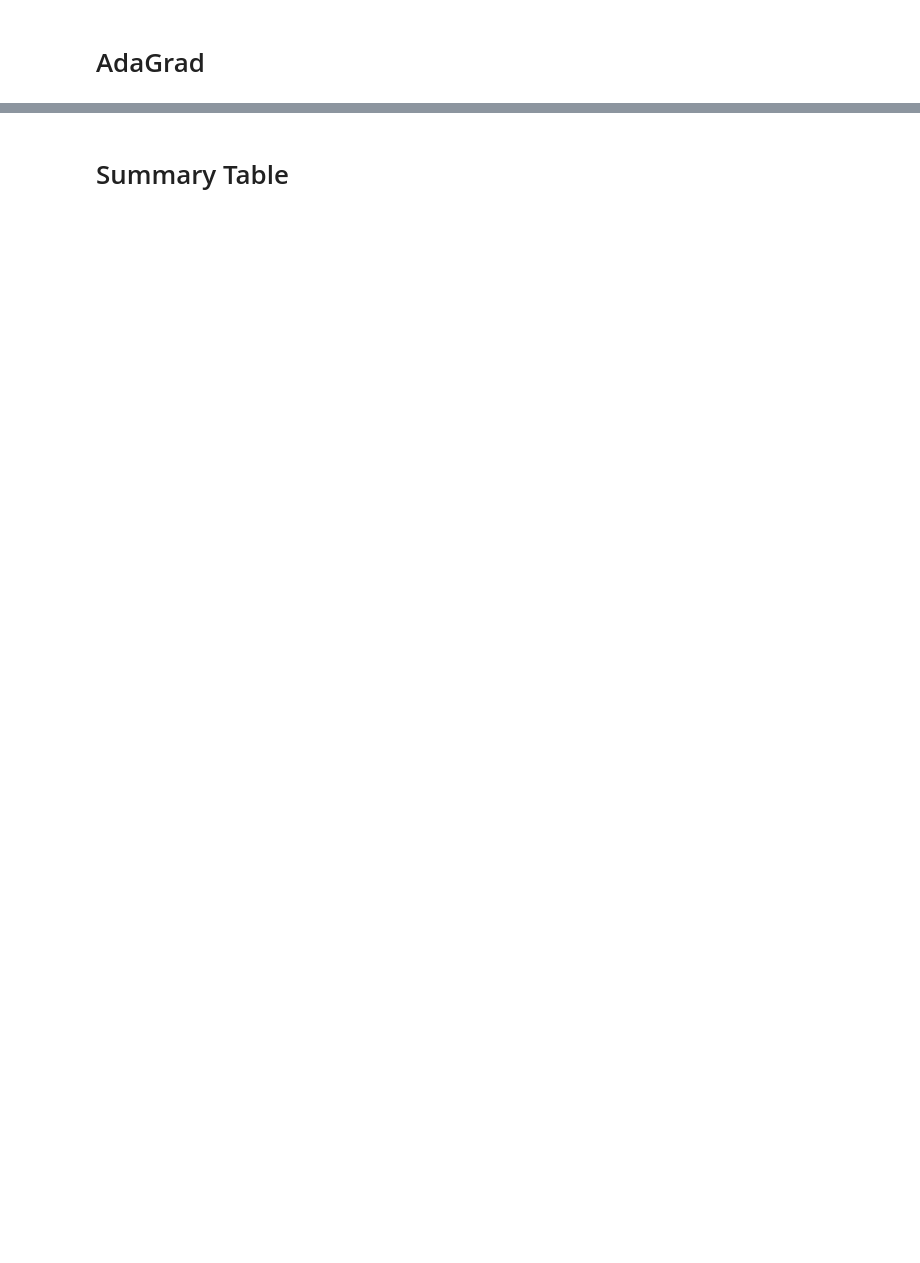
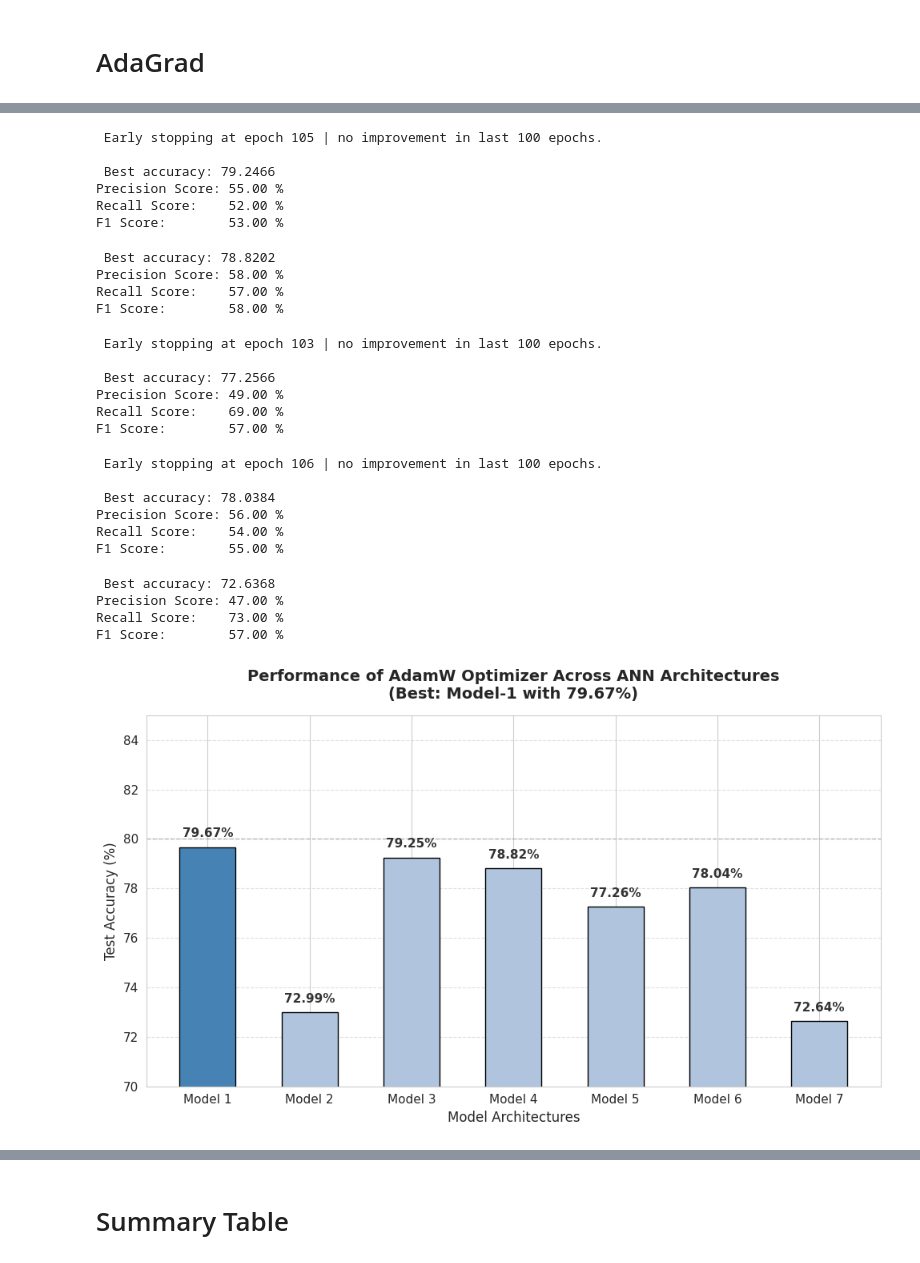
Before and after one commit to severussnape19/Deep_Learning, a Jupyter notebook: Classification_Models/teleco_Churn_Modelling.ipynb, the cells around one changed output, grey strips where cells are left out. Saved outputs shown, nothing was run; the diff lists cells and outputs as text; code cells hidden in the pictures; blank space fills up the shorter version.

```diff
--- a/Classification_Models/teleco_Churn_Modelling.ipynb
+++ b/Classification_Models/teleco_Churn_Modelling.ipynb
@@ -465,4 +593,9 @@ adagrad_precision_scores = []
 adagrad_f1_scores = []
 adagrad_recall_scores = []
 adagrad_accuracy_scores = []
+
+adamW_precision_scores = []
+adamW_recall_scores = []
+adamW_f1_scores = []
+adamW_accuracy_scores = []
 # %%
@@ -843,0 +1251,45 @@ model_loopV2(AdamW_opitm_1, loss_fn_1, model_7, adagrad_precision_scores, adagra
+# %%
+model_loopV2(AdamW_optim_3, loss_fn_2, model_3, adamW_precision_scores, adamW_recall_scores, adamW_f1_scores, adamW_accuracy_scores, 'AdamW', 'Model 3')
+# %% [output]
+ Early stopping at epoch 105 | no improvement in last 100 epochs.
+
+ Best accuracy: 79.2466
+Precision Score: 55.00 %
+Recall Score:    52.00 %
+F1 Score:        53.00 %
+# %%
+model_loopV2(AdamW_optim_4, loss_fn_2, model_4, adamW_precision_scores, adamW_recall_scores, adamW_f1_scores, adamW_accuracy_scores, 'AdamW', 'Model 4')
+# %% [output]
+ Best accuracy: 78.8202
+Precision Score: 58.00 %
+Recall Score:    57.00 %
+F1 Score:        58.00 %
+# %%
+model_loopV1(AdamW_optim_5, loss_fn_1, model_5, adamW_precision_scores, adamW_recall_scores, adamW_f1_scores, adamW_accuracy_scores, 'AdamW', 'Model 5')
+# %% [output]
+ Early stopping at epoch 103 | no improvement in last 100 epochs.
+
+ Best accuracy: 77.2566
+Precision Score: 49.00 %
+Recall Score:    69.00 %
+F1 Score:        57.00 %
+# %%
+model_loopV2(AdamW_optim_6, loss_fn_2, model_6, adamW_precision_scores, adamW_recall_scores, adamW_f1_scores, adamW_accuracy_scores, 'AdamW', 'Model ')
+# %% [output]
+ Early stopping at epoch 106 | no improvement in last 100 epochs.
+
+ Best accuracy: 78.0384
+Precision Score: 56.00 %
+Recall Score:    54.00 %
+F1 Score:        55.00 %
+# %%
+model_loopV1(AdamW_optim_7, loss_fn_1, model_7, adamW_precision_scores, adamW_recall_scores, adamW_f1_scores, adamW_accuracy_scores, 'AdamW', 'Model 7')
+# %% [output]
+ Best accuracy: 72.6368
+Precision Score: 47.00 %
+Recall Score:    73.00 %
+F1 Score:        57.00 %
+# %%
+accuracy_plot(models, adamW_accuracy_scores, optimizer='AdamW')
+# %% [output]
+[figure, added]
```
Also changed, not shown: parts of 75 cells of this notebook.
